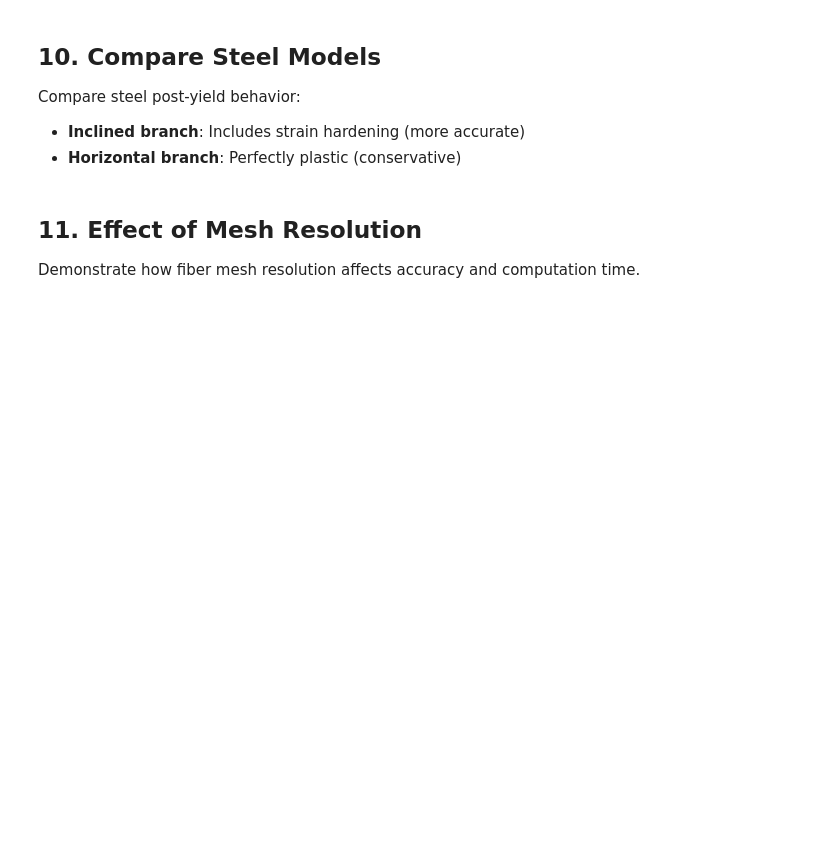
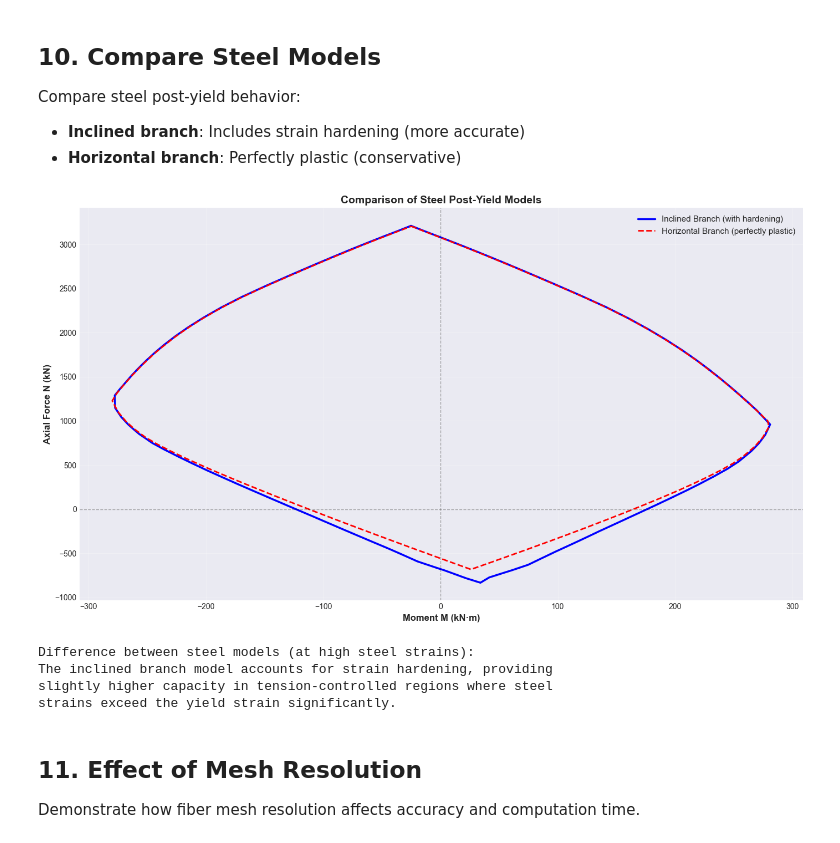
Before and after one commit to jsb2505/section_design_checks, a Jupyter notebook: examples/m_n_interaction_diagram_tutorial.ipynb, the cells around one changed output. Saved outputs shown, nothing was run; the diff lists cells and outputs as text; code cells hidden in the pictures; blank space fills up the shorter version.

```diff
--- a/examples/m_n_interaction_diagram_tutorial.ipynb
+++ b/examples/m_n_interaction_diagram_tutorial.ipynb
@@ -627,34 +562,40 @@ diagram_horizontal = create_interaction_diagram(
     section=section,
     concrete=concrete,
     concrete_model_type="parabola-rectangle",
     steel_branch_type="horizontal",
 )
 
 # Generate curves
 N_incl, M_incl = diagram_inclined.get_diagram_arrays(n_points=100)
 N_hori, M_hori = diagram_horizontal.get_diagram_arrays(n_points=100)
 
 # Plot comparison
 plt.figure(figsize=(14, 8))
 plt.plot(M_incl, N_incl, 'b-', linewidth=2.5, label='Inclined Branch (with hardening)')
 plt.plot(M_hori, N_hori, 'r--', linewidth=2, label='Horizontal Branch (perfectly plastic)')
 
 plt.axhline(y=0, color='k', linestyle='--', alpha=0.3, linewidth=1)
 plt.axvline(x=0, color='k', linestyle='--', alpha=0.3, linewidth=1)
 
-plt.xlabel('Moment M (kNÂ·m)', fontsize=12, fontweight='bold')
+plt.xlabel('Moment M (kN·m)', fontsize=12, fontweight='bold')
 plt.ylabel('Axial Force N (kN)', fontsize=12, fontweight='bold')
 plt.title('Comparison of Steel Post-Yield Models', fontsize=14, fontweight='bold')
 plt.grid(True, alpha=0.3)
 plt.legend(loc='upper right', fontsize=11)
 plt.tight_layout()
 plt.show()
 
 # Quantitative comparison
 print("\nDifference between steel models (at high steel strains):")
 print("The inclined branch model accounts for strain hardening, providing")
 print("slightly higher capacity in tension-controlled regions where steel")
 print("strains exceed the yield strain significantly.")
+# %% [output]
+[figure, added]
+Difference between steel models (at high steel strains):
+The inclined branch model accounts for strain hardening, providing
+slightly higher capacity in tension-controlled regions where steel
+strains exceed the yield strain significantly.
 # %% [markdown]
 ## 11. Effect of Mesh Resolution <a id='mesh-resolution'></a>
 
```
Also changed, not shown: parts of 16 cells of this notebook, 10 other files.
